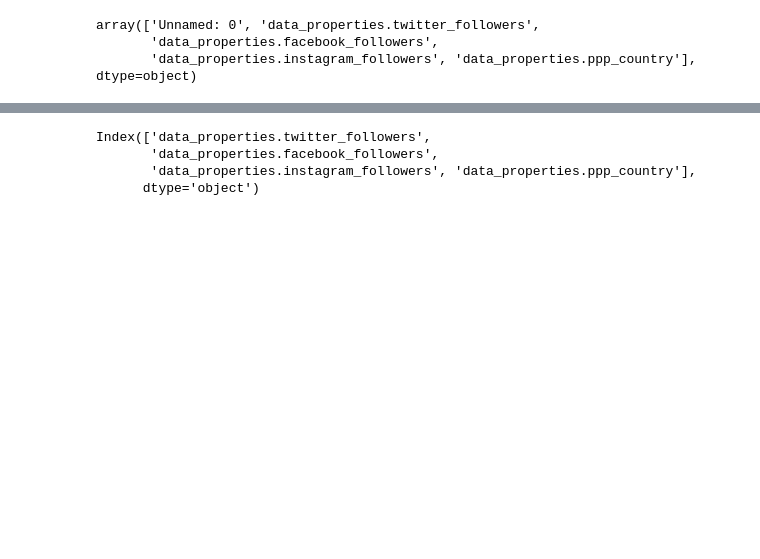
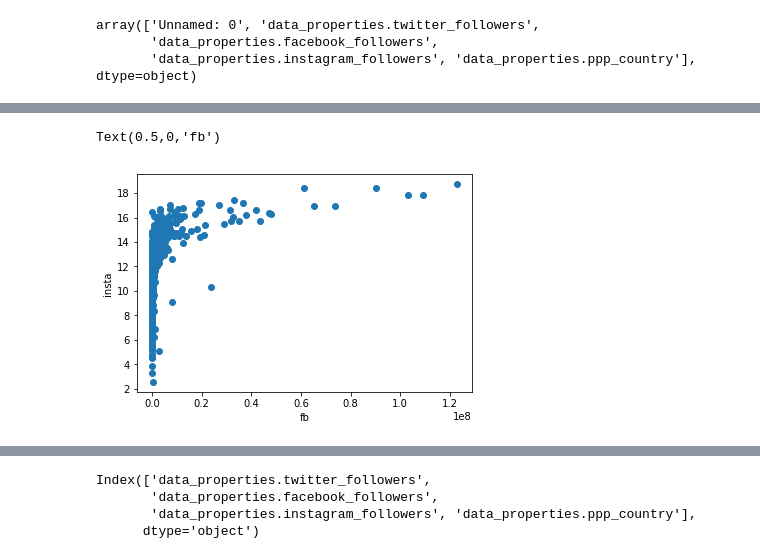
Before and after one commit to Reynolddoss/Social_Followers, a Jupyter notebook: Social_follwers.ipynb, the cells around one changed output, grey strips where cells are left out. Saved outputs shown, nothing was run; the diff lists cells and outputs as text; code cells hidden in the pictures; blank space fills up the shorter version.

Commit message:
graph

```diff
--- a/Social_follwers.ipynb
+++ b/Social_follwers.ipynb
@@ -27,6 +29,16 @@ data.head()
 # %%
 data = data.replace(0,np.nan)
 data = data.dropna(how='any',axis=0)
+# %%
+#check for outliers
+fig,ax = plt.subplots()
+ax.scatter(x=data['data_properties.facebook_followers'],
+          y=data['data_properties.instagram_followers'])
+plt.ylabel('insta')
+plt.xlabel('fb')
+# %% [output]
+Text(0.5,0,'fb')
+[figure, added]
 # %%
 graph_data = sorted(data['data_properties.instagram_followers'])
 # %%
```
Also changed, not shown: parts of 5 cells of this notebook.
